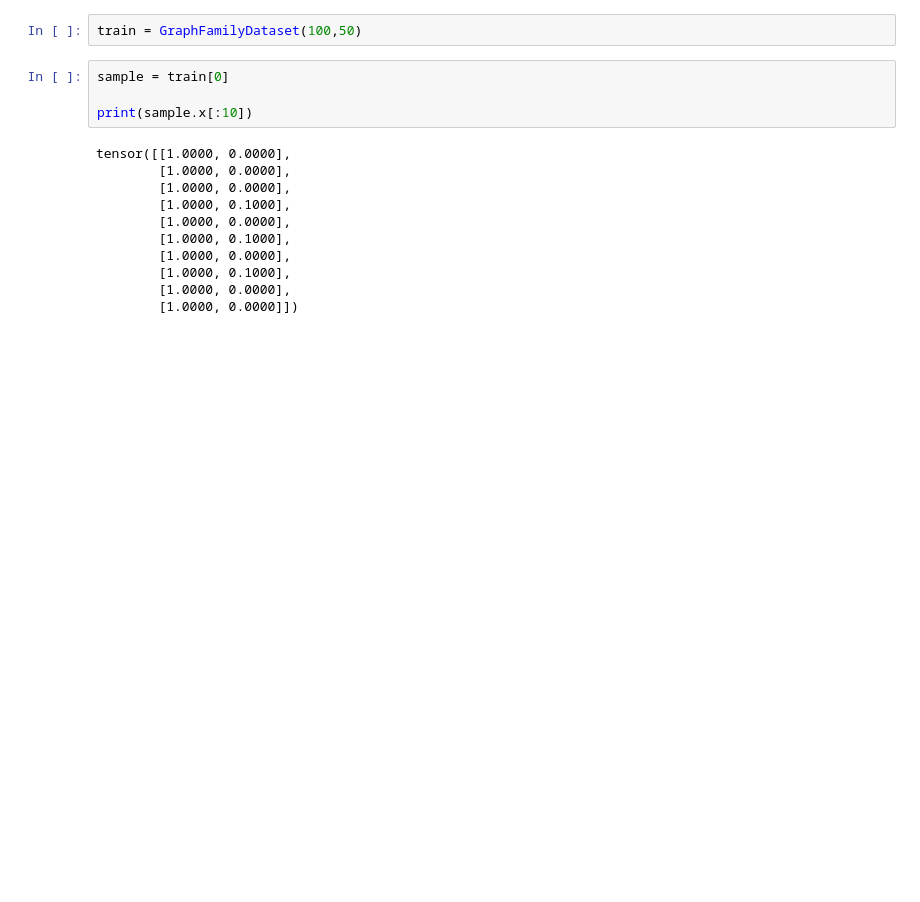
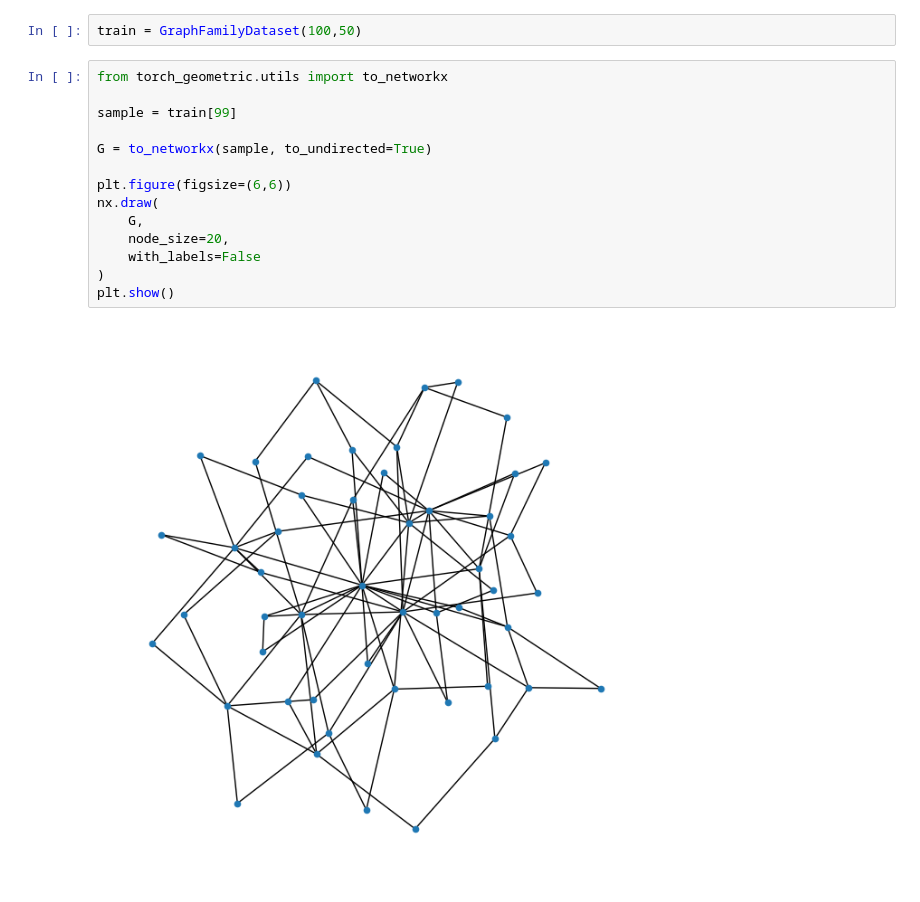
Before and after one commit to NickNorizadeh-cmd/Advanced-Machine-learning-with-NN---Project, a Jupyter notebook: simulate_graphs.ipynb, the cells around one changed output. Saved outputs shown, nothing was run; the diff lists cells and outputs as text; blank space fills up the shorter version.

```diff
--- a/simulate_graphs.ipynb
+++ b/simulate_graphs.ipynb
@@ -250,17 +250,18 @@ class GraphFamilyDataset(Dataset):
 # %%
 train = GraphFamilyDataset(100,50)
 # %%
-sample = train[0]
+from torch_geometric.utils import to_networkx
 
-print(sample.x[:10])
+sample = train[99]
+
+G = to_networkx(sample, to_undirected=True)
+
+plt.figure(figsize=(6,6))
+nx.draw(
+    G,
+    node_size=20,
+    with_labels=False
+)
+plt.show()
 # %% [output]
-tensor([[1.0000, 0.0000],
-        [1.0000, 0.0000],
-        [1.0000, 0.0000],
-        [1.0000, 0.1000],
-        [1.0000, 0.0000],
-        [1.0000, 0.1000],
-        [1.0000, 0.0000],
-        [1.0000, 0.1000],
-        [1.0000, 0.0000],
-        [1.0000, 0.0000]])
+[figure, added]
```
